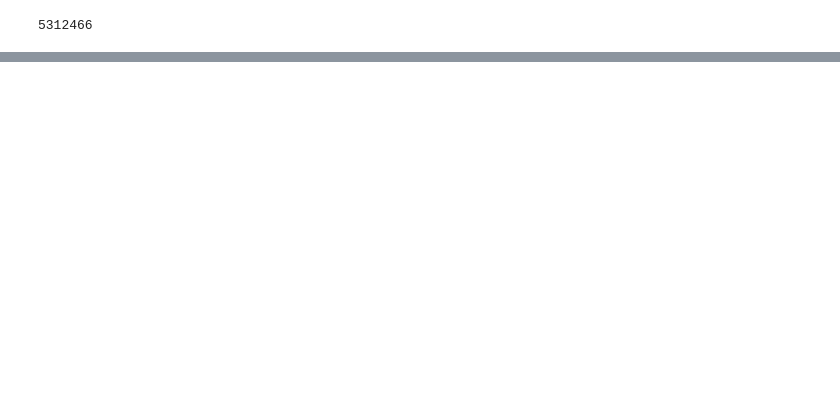
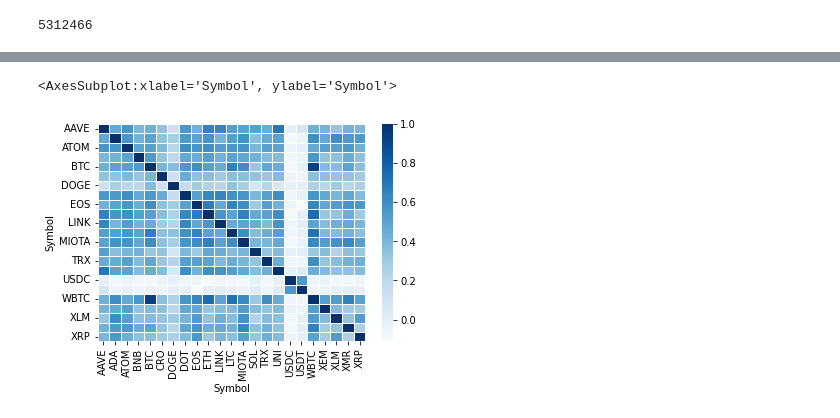
Before and after one commit to hrickovad/Czechitas, a Jupyter notebook: Ukol 05 - Kryptomeny.ipynb, the cells around one changed output, grey strips where cells are left out. Drawn from its saved outputs; the diff is of its cells as text; code cells hidden in the pictures; blank space fills up the shorter version.

```diff
--- a/Ukol 05 - Kryptomeny.ipynb
+++ b/Ukol 05 - Kryptomeny.ipynb
@@ -66,0 +40,5 @@ print((statistics.geometric_mean(crypto_growth) - 1) * 100)
+# %%
+crypto_prices = crypto_prices.pivot(index="Date", columns="Symbol", values="Change")
+# %%
+crypto_prices_corr = crypto_prices.corr()
+crypto_prices_corr
@@ -66,0 +65,5 @@ print((statistics.geometric_mean(crypto_growth) - 1) * 100)
+# %%
+seaborn.heatmap(crypto_prices_corr,annot= False, cmap="Blues",linewidths=1)
+# %% [output]
+<AxesSubplot:xlabel='Symbol', ylabel='Symbol'>
+[figure, added]
```
Also changed, not shown: parts of 8 cells of this notebook.
